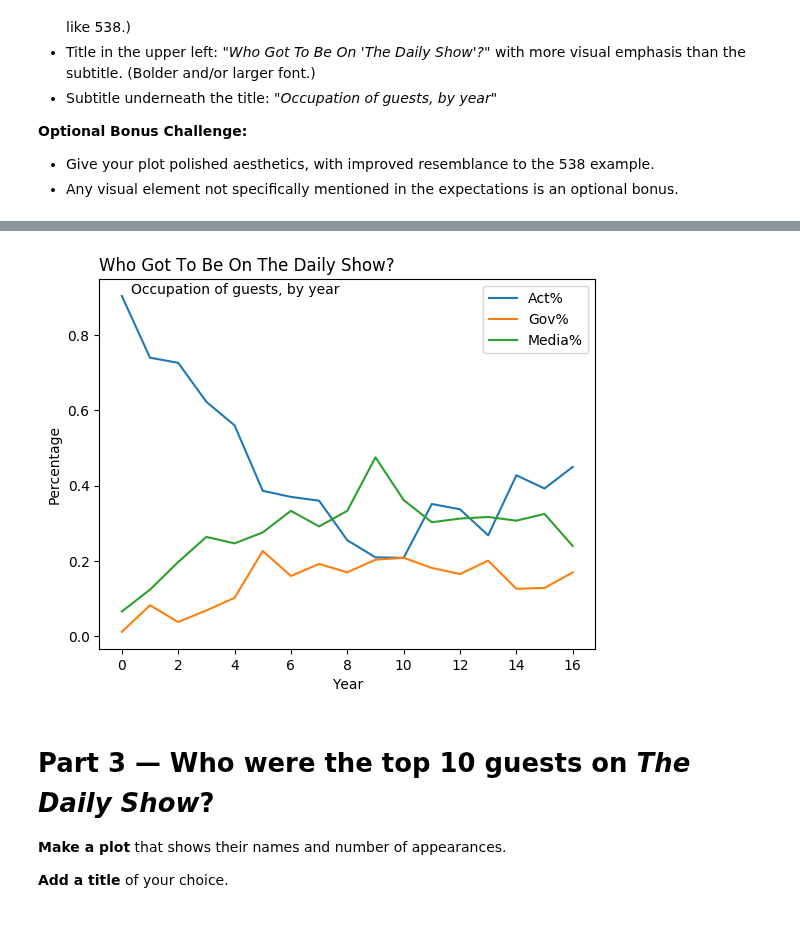
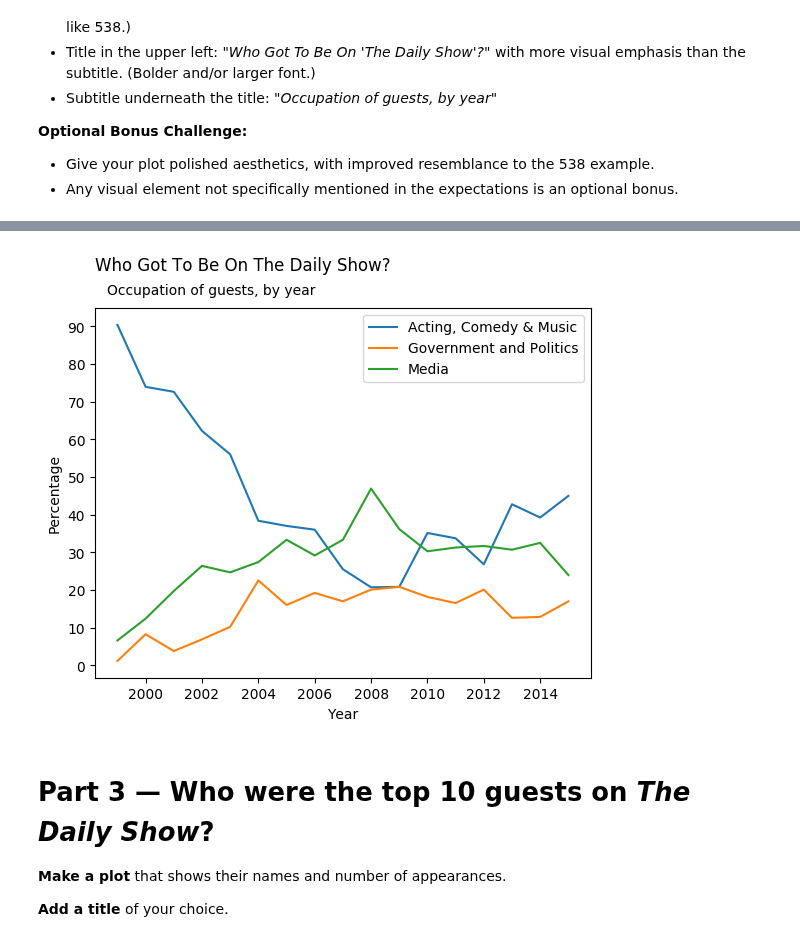
Before and after one commit to bloominstituteoftechnology/DS-Unit-1-Sprint-3-Data-Storytelling, a Jupyter notebook: Lily_Su_DS3_Unit_1_Sprint_Challenge_3_Data_Storytelling.ipynb, the cells around one changed output, grey strips where cells are left out. Saved outputs shown, nothing was run; the diff lists cells and outputs as text; code cells hidden in the pictures.

```diff
--- a/Lily_Su_DS3_Unit_1_Sprint_Challenge_3_Data_Storytelling.ipynb
+++ b/Lily_Su_DS3_Unit_1_Sprint_Challenge_3_Data_Storytelling.ipynb
@@ -92,4 +53,0 @@ df.shape
-# %%
-df = df[df.Guest != '(None)']
-# %%
-df = df[df.Guest != '(no guest)']
@@ -385,0 +54,3 @@ Occupation_by_year.reset_index(inplace=True)
+# %%
+O_by_yr = pd.crosstab(df['Year'], df['Occupation'], normalize='index')
+O_by_yr
@@ -441,0 +100,6 @@ ax = sns.lineplot(x='Year', y='Act%', data = for_graphing)
+# %%
+O_by_yr['A'] =  pd.Series(["{0:.2f}".format(val * 100) for val in O_by_yr['Acting, Comedy & Music']], index = O_by_yr.index)
+O_by_yr['G'] =  pd.Series(["{0:.2f}".format(val * 100) for val in O_by_yr['Government and Politics']], index = O_by_yr.index)
+O_by_yr['M'] =  pd.Series(["{0:.2f}".format(val * 100) for val in O_by_yr['Media']], index = O_by_yr.index)
+O_by_yr = O_by_yr.astype(np.float16)
+O_by_yr
@@ -442,20 +126,21 @@ ax = sns.lineplot(x='Year', y='Act%', data = for_graphing)
 # %%
 import matplotlib.pyplot as plt
-# ax = fig.add_subplot(1, 1, 1)
-# ax.plot(xdata1, ydata1, 'r', xdata2, ydata2, 'b')
-plt.plot(for_graphing['Act%'])
-plt.plot(for_graphing['Gov%'])
-plt.plot(for_graphing['Media%'])
+import numpy as np
+
+plt.plot(O_by_yr['A'], label='Acting, Comedy & Music')
+plt.plot(O_by_yr['G'], label='Government and Politics')
+plt.plot(O_by_yr['M'], label='Media')
+L=plt.legend()
+L.get_texts()[0].set_text('make it short')
 plt.ylabel('Percentage')
 plt.xlabel('Year')
-# ax.text(x=0, y=1.1, s='Who Got To Be On The Daily Show?',
-#        fontsize=14, fontweight='bold');
-plt.title('Who Got To Be On The Daily Show?',loc='left')
-plt.figtext(.5,.85,"Occupation of guests, by year",fontsize=10,ha='right')
+plt.title('Who Got To Be On The Daily Show?',loc='left', y=1.08)
+plt.figtext(.47,.91,"Occupation of guests, by year",fontsize=10,ha='right')
+plt.yticks(np.arange(0, 100, step=10))
 plt.legend()
 plt.show()
 # %% [output]
-[figure, old version]
+[figure, new version]
 # %% [markdown]
 # Part 3 — Who were the top 10 guests on _The Daily Show_?
 
```
Also changed, not shown: parts of 39 cells of this notebook.
